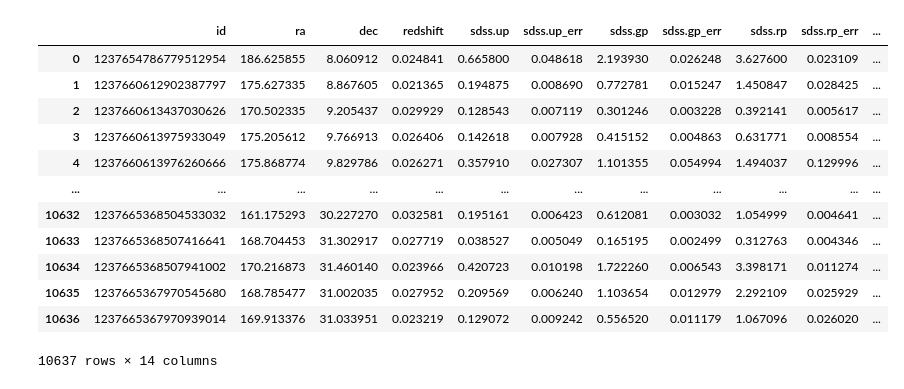
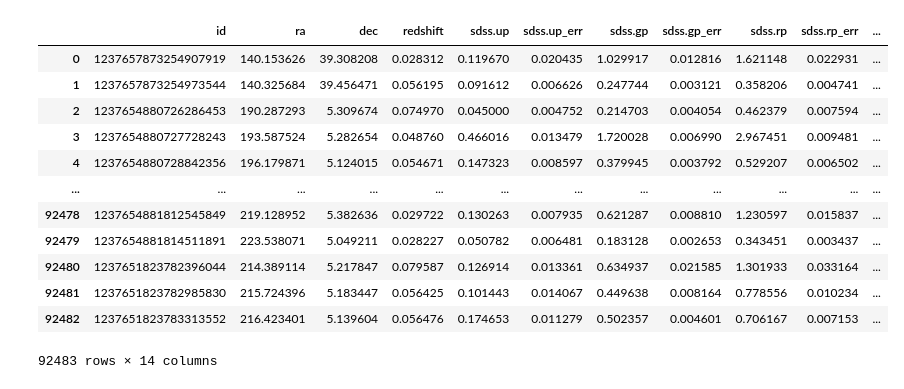
Before and after one commit to M-Bianchi/Laboratory_of_Data_Analysis, a Jupyter notebook: Lecture 5/Lecture5.ipynb, the cells around one changed output. Drawn from its saved outputs; the diff is of its cells as text; code cells hidden in the pictures.

```diff
--- a/Lecture 5/Lecture5.ipynb
+++ b/Lecture 5/Lecture5.ipynb
@@ -1,30 +1,32 @@
 # %%
 import numpy as np
 import matplotlib.pyplot as plt
+from astropy.table import Table
+
 import pandas
-from astropy.table import Table
+pandas.set_option('display.max_columns', None)
 
 import scienceplots
 plt.style.use(['science', 'notebook', 'grid'])
 plt.rcParams['figure.figsize'] = [10 , 10]
 # %%
-data = Table.read('SDSS_LAB2024_photometry_short.fits', format='fits')
+data = Table.read('SDSS_LAB2024_photometry.fits', format='fits')
 data = data.to_pandas()
 data
 # %% [output]
 |  | id | ra | dec | redshift | sdss.up | sdss.up_err | sdss.gp | sdss.gp_err | sdss.rp | sdss.rp_err | ... |
-| 0 | 1237654786779512954 | 186.625855 | 8.060912 | 0.024841 | 0.665800 | 0.048618 | 2.193930 | 0.026248 | 3.627600 | 0.023109 | ... |
-| 1 | 1237660612902387797 | 175.627335 | 8.867605 | 0.021365 | 0.194875 | 0.008690 | 0.772781 | 0.015247 | 1.450847 | 0.028425 | ... |
-| 2 | 1237660613437030626 | 170.502335 | 9.205437 | 0.029929 | 0.128543 | 0.007119 | 0.301246 | 0.003228 | 0.392141 | 0.005617 | ... |
-| 3 | 1237660613975933049 | 175.205612 | 9.766913 | 0.026406 | 0.142618 | 0.007928 | 0.415152 | 0.004863 | 0.631771 | 0.008554 | ... |
-| 4 | 1237660613976260666 | 175.868774 | 9.829786 | 0.026271 | 0.357910 | 0.027307 | 1.101355 | 0.054994 | 1.494037 | 0.129996 | ... |
+| 0 | 1237657873254907919 | 140.153626 | 39.308208 | 0.028312 | 0.119670 | 0.020435 | 1.029917 | 0.012816 | 1.621148 | 0.022931 | ... |
+| 1 | 1237657873254973544 | 140.325684 | 39.456471 | 0.056195 | 0.091612 | 0.006626 | 0.247744 | 0.003121 | 0.358206 | 0.004741 | ... |
+| 2 | 1237654880726286453 | 190.287293 | 5.309674 | 0.074970 | 0.045000 | 0.004752 | 0.214703 | 0.004054 | 0.462379 | 0.007594 | ... |
+| 3 | 1237654880727728243 | 193.587524 | 5.282654 | 0.048760 | 0.466016 | 0.013479 | 1.720028 | 0.006990 | 2.967451 | 0.009481 | ... |
+| 4 | 1237654880728842356 | 196.179871 | 5.124015 | 0.054671 | 0.147323 | 0.008597 | 0.379945 | 0.003792 | 0.529207 | 0.006502 | ... |
 | ... | ... | ... | ... | ... | ... | ... | ... | ... | ... | ... | ... |
-| 10632 | 1237665368504533032 | 161.175293 | 30.227270 | 0.032581 | 0.195161 | 0.006423 | 0.612081 | 0.003032 | 1.054999 | 0.004641 | ... |
-| 10633 | 1237665368507416641 | 168.704453 | 31.302917 | 0.027719 | 0.038527 | 0.005049 | 0.165195 | 0.002499 | 0.312763 | 0.004346 | ... |
-| 10634 | 1237665368507941002 | 170.216873 | 31.460140 | 0.023966 | 0.420723 | 0.010198 | 1.722260 | 0.006543 | 3.398171 | 0.011274 | ... |
-| 10635 | 1237665367970545680 | 168.785477 | 31.002035 | 0.027952 | 0.209569 | 0.006240 | 1.103654 | 0.012979 | 2.292109 | 0.025929 | ... |
-| 10636 | 1237665367970939014 | 169.913376 | 31.033951 | 0.023219 | 0.129072 | 0.009242 | 0.556520 | 0.011179 | 1.067096 | 0.026020 | ... |
+| 92478 | 1237654881812545849 | 219.128952 | 5.382636 | 0.029722 | 0.130263 | 0.007935 | 0.621287 | 0.008810 | 1.230597 | 0.015837 | ... |
+| 92479 | 1237654881814511891 | 223.538071 | 5.049211 | 0.028227 | 0.050782 | 0.006481 | 0.183128 | 0.002653 | 0.343451 | 0.003437 | ... |
+| 92480 | 1237651823782396044 | 214.389114 | 5.217847 | 0.079587 | 0.126914 | 0.013361 | 0.634937 | 0.021585 | 1.301933 | 0.033164 | ... |
+| 92481 | 1237651823782985830 | 215.724396 | 5.183447 | 0.056425 | 0.101443 | 0.014067 | 0.449638 | 0.008164 | 0.778556 | 0.010234 | ... |
+| 92482 | 1237651823783313552 | 216.423401 | 5.139604 | 0.056476 | 0.174653 | 0.011279 | 0.502357 | 0.004601 | 0.706167 | 0.007153 | ... |
-10637 rows × 14 columns
+92483 rows × 14 columns
 # %%
 def Plot(row_index):
     row = data.T[row_index]
```
Also changed, not shown: parts of 5 cells of this notebook, 10 other files.
